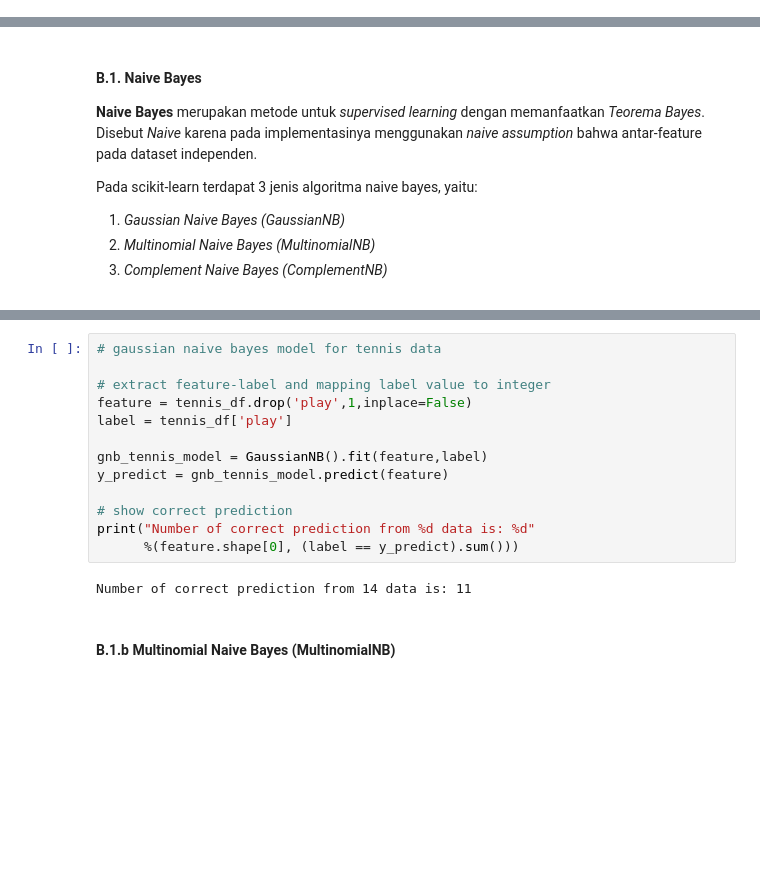
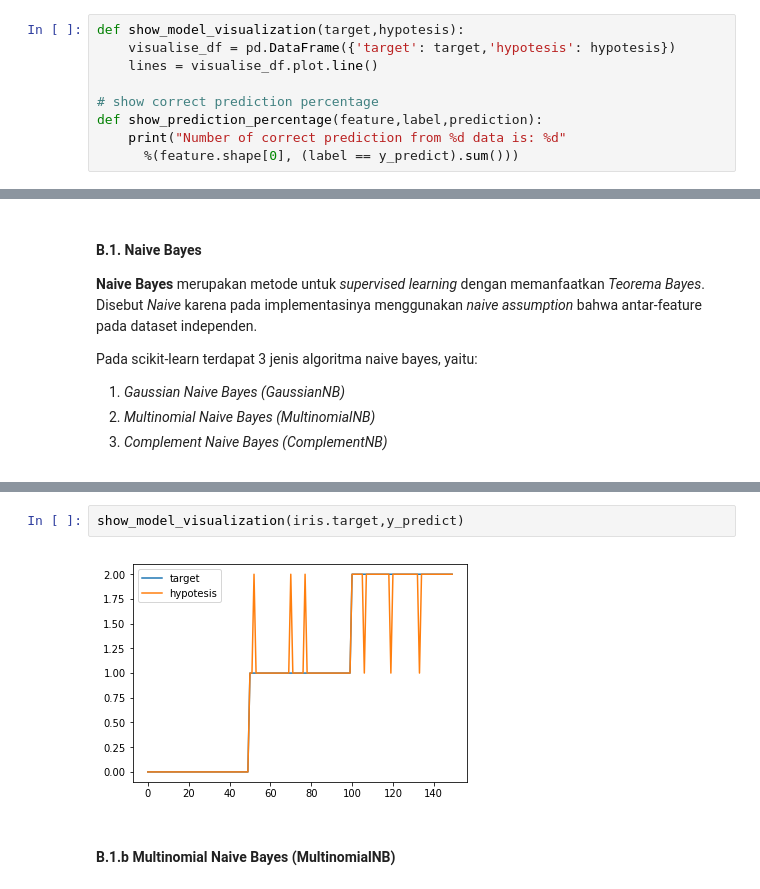
Before and after one commit to dionsaputra/Scikit-Exploration, a Jupyter notebook: Scikit Exploration.ipynb, the cells around one changed output, grey strips where cells are left out. Saved outputs shown, nothing was run; the diff lists cells and outputs as text; blank space fills up the shorter version.

```diff
--- a/Scikit Exploration.ipynb
+++ b/Scikit Exploration.ipynb
@@ -15,3 +21,12 @@ from sklearn.naive_bayes import ComplementNB
+# %%
+def show_model_visualization(target,hypotesis):
+    visualise_df = pd.DataFrame({'target': target,'hypotesis': hypotesis})
+    lines = visualise_df.plot.line()
+
+# show correct prediction percentage
+def show_prediction_percentage(feature,label,prediction):
+    print("Number of correct prediction from %d data is: %d"
+      %(feature.shape[0], (label == y_predict).sum()))
 # %% [markdown]
 ### A. Load Dataset
 # %% [markdown]
@@ -159,20 +174,9 @@ print("Number of correct prediction from %d data is: %d"
 # %% [output]
 Number of correct prediction from 150 data is: 144
-# %%
-# gaussian naive bayes model for tennis data
-
-# extract feature-label and mapping label value to integer
-feature = tennis_df.drop('play',1,inplace=False)
-label = tennis_df['play']
-
-gnb_tennis_model = GaussianNB().fit(feature,label)
-y_predict = gnb_tennis_model.predict(feature)
-
-# show correct prediction
-print("Number of correct prediction from %d data is: %d"
-      %(feature.shape[0], (label == y_predict).sum()))
-# %% [output]
-Number of correct prediction from 14 data is: 11
+# %%
+show_model_visualization(iris.target,y_predict)
+# %% [output]
+[figure, added]
 # %% [markdown]
 #### B.1.b Multinomial Naive Bayes (MultinomialNB)
 # %%
```
Also changed, not shown: parts of 17 cells of this notebook, 2 other files.
